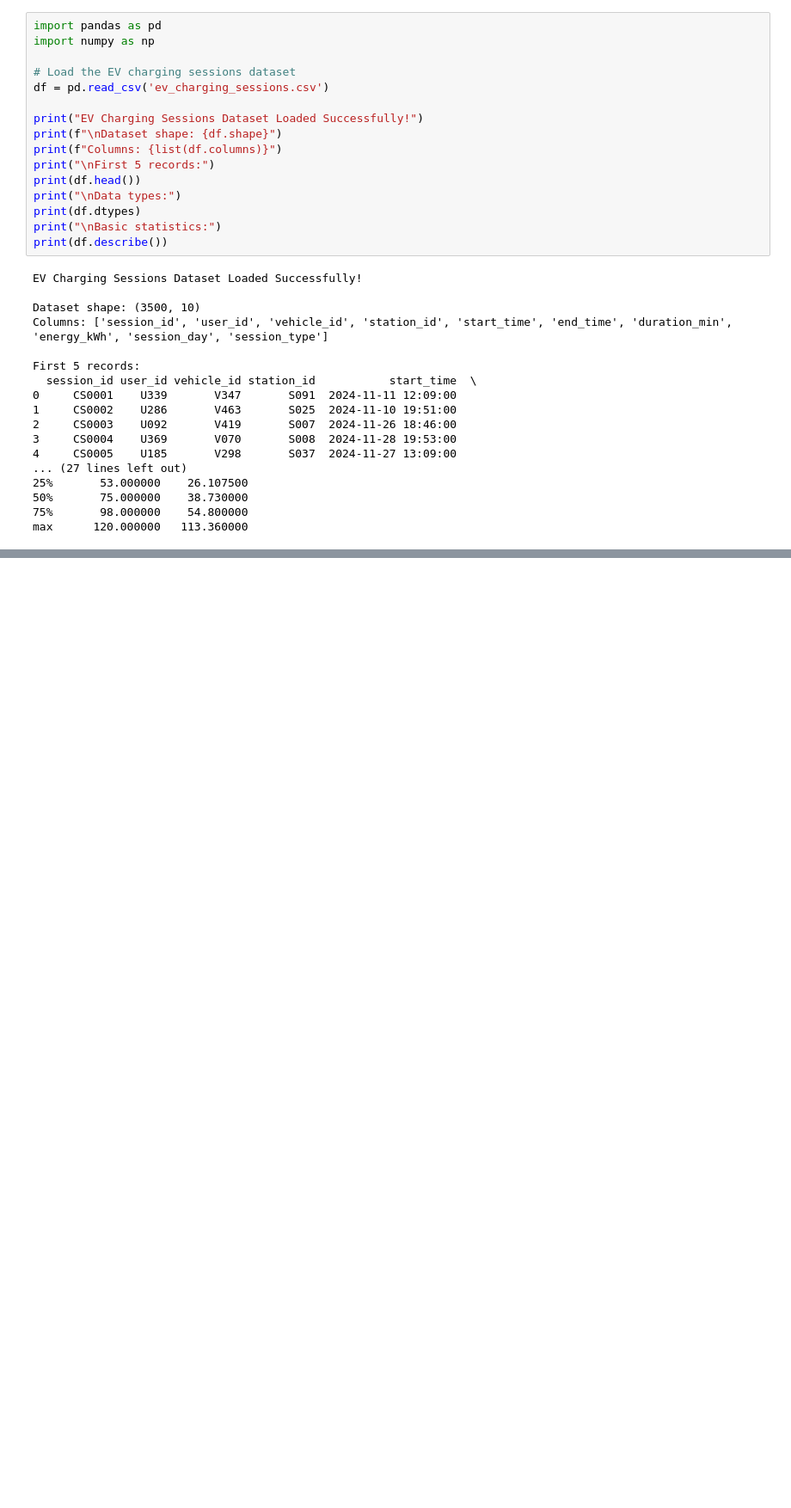
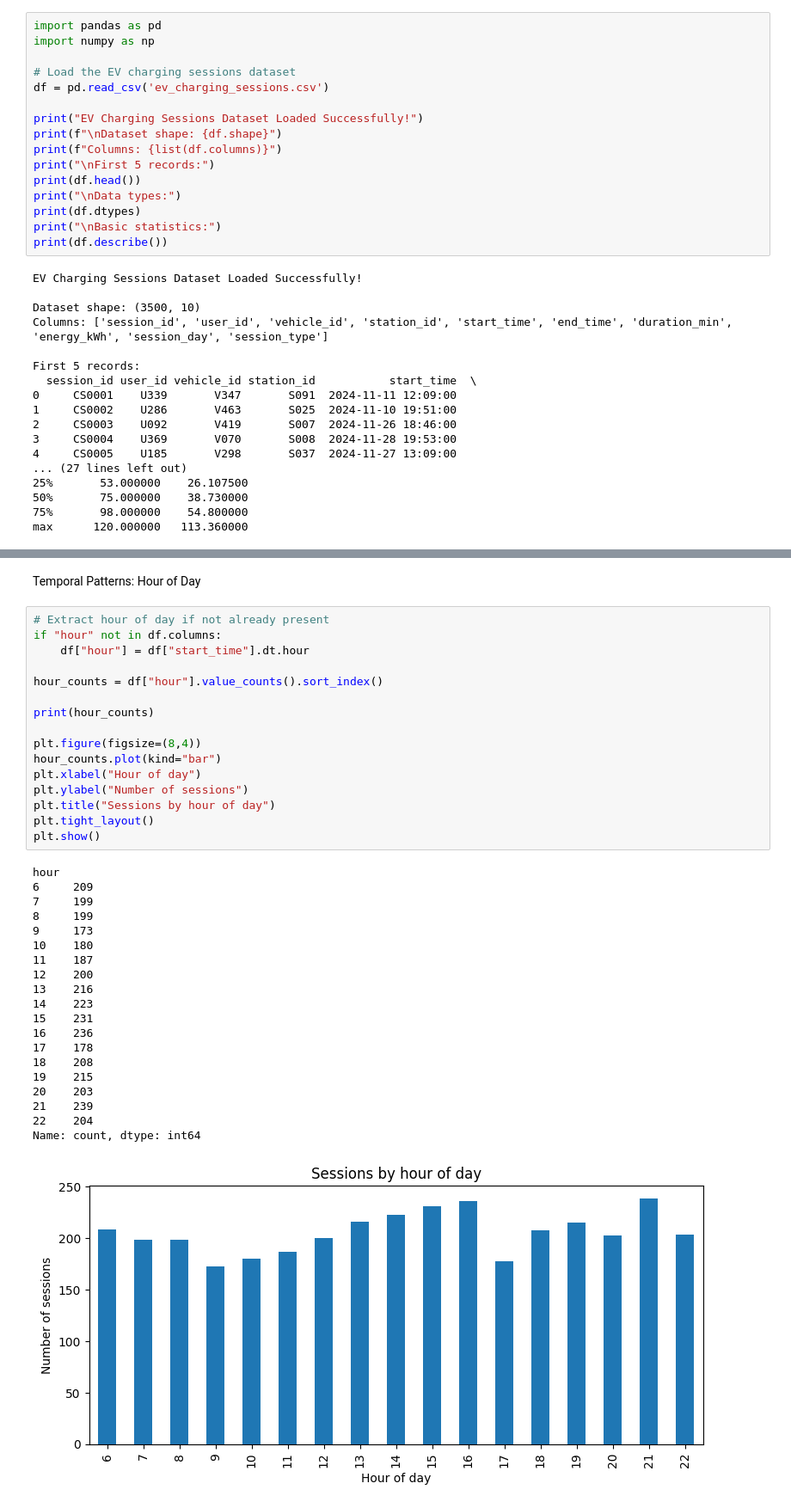
Before and after one commit to anirudh9280/EvoCharge, a Jupyter notebook: data/ev_charging_sessions/PP_charging_sessions.ipynb, the cells around one changed output, grey strips where cells are left out. Shown: that part at 86% size. Cells and saved outputs as stored; diff of their text form; blank space fills up the shorter version.

```diff
--- a/data/ev_charging_sessions/PP_charging_sessions.ipynb
+++ b/data/ev_charging_sessions/PP_charging_sessions.ipynb
@@ -34,0 +326,39 @@ max      120.000000   113.360000
+# %% [markdown]
+Temporal Patterns: Hour of Day
+# %%
+# Extract hour of day if not already present
+if "hour" not in df.columns:
+    df["hour"] = df["start_time"].dt.hour
+
+hour_counts = df["hour"].value_counts().sort_index()
+
+print(hour_counts)
+
+plt.figure(figsize=(8,4))
+hour_counts.plot(kind="bar")
+plt.xlabel("Hour of day")
+plt.ylabel("Number of sessions")
+plt.title("Sessions by hour of day")
+plt.tight_layout()
+plt.show()
+# %% [output]
+hour
+6     209
+7     199
+8     199
+9     173
+10    180
+11    187
+12    200
+13    216
+14    223
+15    231
+16    236
+17    178
+18    208
+19    215
+20    203
+21    239
+22    204
+Name: count, dtype: int64
+[figure, added]
```
Also changed, not shown: parts of 27 cells of this notebook.
